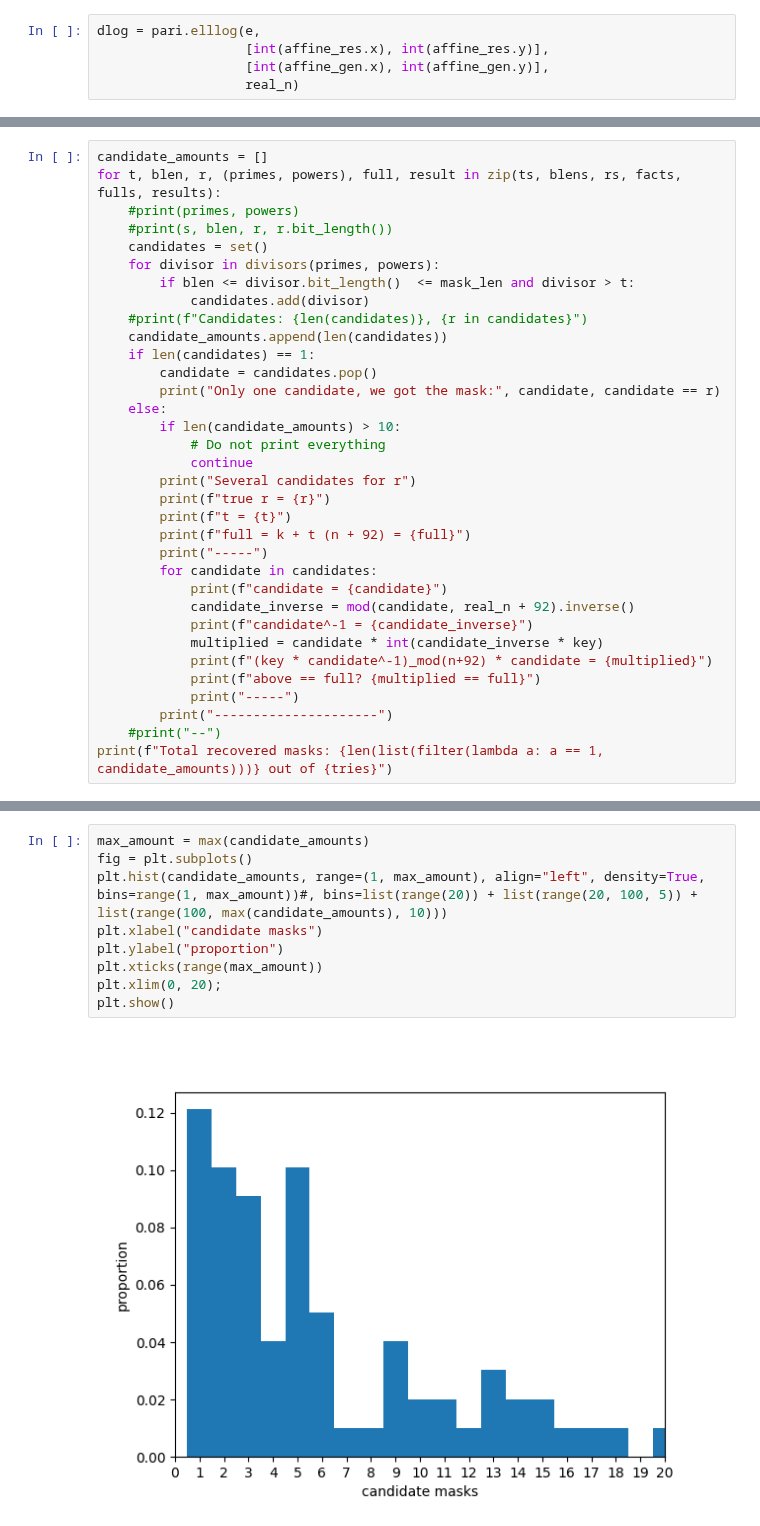
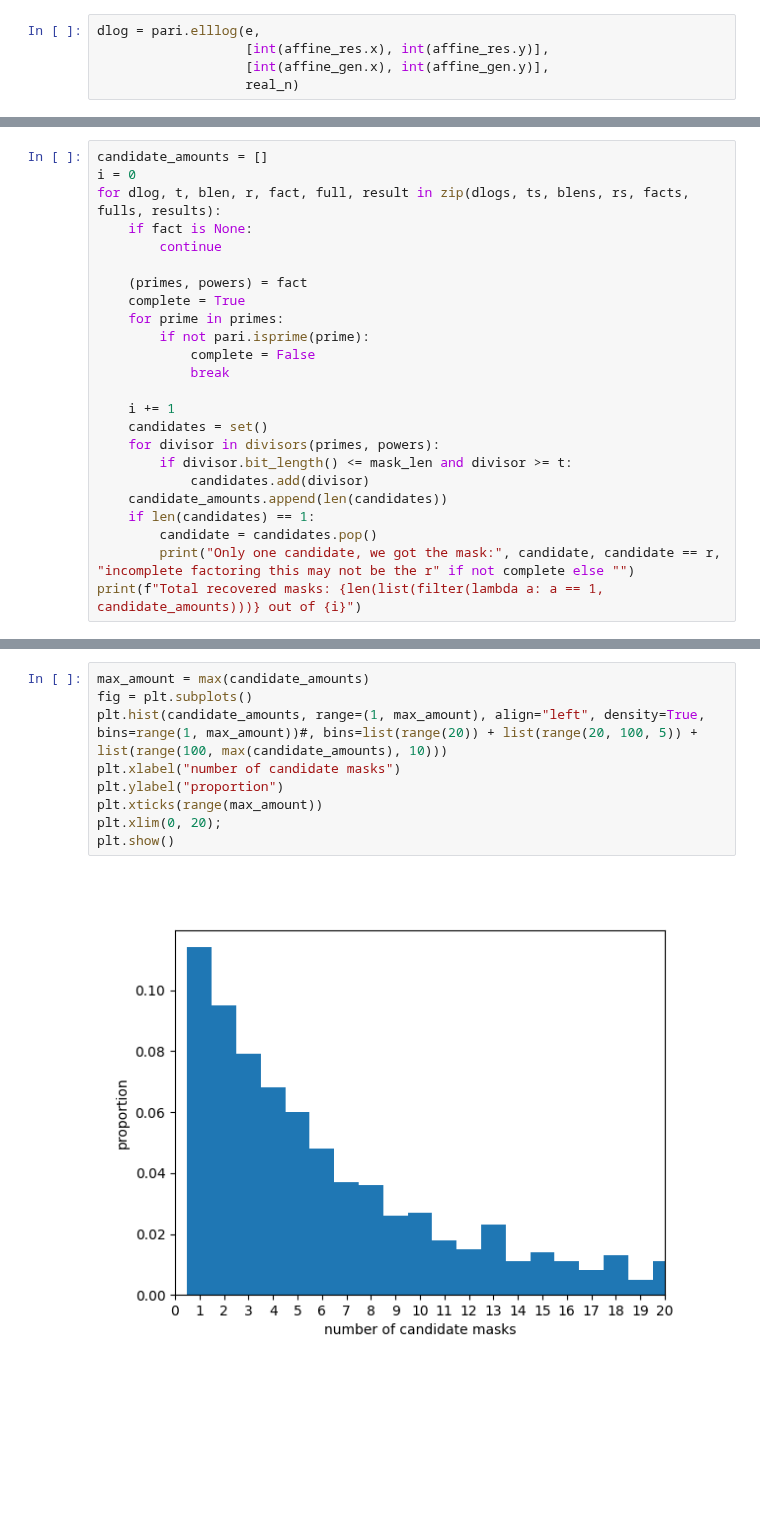
Before and after one commit to crocs-muni/ECTester, a Jupyter notebook: epare/countermeasures.ipynb, the cells around one changed output, grey strips where cells are left out. Cells and saved outputs as stored; diff of their text form; blank space fills up the shorter version.

Commit message:
Update countermeasures with more in multiplicative mask recovery.

```diff
--- a/epare/countermeasures.ipynb
+++ b/epare/countermeasures.ipynb
@@ -426,36 +331,26 @@ with TaskExecutor(max_workers=num_workers) as pool:
         facts[ts.index(t)] = result
 # %%
 candidate_amounts = []
-for t, blen, r, (primes, powers), full, result in zip(ts, blens, rs, facts, fulls, results):
-    #print(primes, powers)
-    #print(s, blen, r, r.bit_length())
+i = 0
+for dlog, t, blen, r, fact, full, result in zip(dlogs, ts, blens, rs, facts, fulls, results):
+    if fact is None:
+        continue
+
+    (primes, powers) = fact
+    complete = True
+    for prime in primes:
+        if not pari.isprime(prime):
+            complete = False
+            break
+
+    i += 1
     candidates = set()
     for divisor in divisors(primes, powers):
-        if blen <= divisor.bit_length()  <= mask_len and divisor > t:
+        if divisor.bit_length() <= mask_len and divisor >= t:
             candidates.add(divisor)
-    #print(f"Candidates: {len(candidates)}, {r in candidates}")
     candidate_amounts.append(len(candidates))
     if len(candidates) == 1:
         candidate = candidates.pop()
-        print("Only one candidate, we got the mask:", candidate, candidate == r)
-    else:
-        if len(candidate_amounts) > 10:
-            # Do not print everything
-            continue
-        print("Several candidates for r")
-        print(f"true r = {r}")
-        print(f"t = {t}")
-        print(f"full = k + t (n + 92) = {full}")
-        print("-----")
-        for candidate in candidates:
-            print(f"candidate = {candidate}")
-            candidate_inverse = mod(candidate, real_n + 92).inverse()
-            print(f"candidate^-1 = {candidate_inverse}")
-            multiplied = candidate * int(candidate_inverse * key)
-            print(f"(key * candidate^-1)_mod(n+92) * candidate = {multiplied}")
-            print(f"above == full? {multiplied == full}")
-            print("-----")
-        print("---------------------")
-    #print("--")
-print(f"Total recovered masks: {len(list(filter(lambda a: a == 1, candidate_amounts)))} out of {tries}")
+        print("Only one candidate, we got the mask:", candidate, candidate == r, "incomplete factoring this may not be the r" if not complete else "")
+print(f"Total recovered masks: {len(list(filter(lambda a: a == 1, candidate_amounts)))} out of {i}")
 # %% [output]
@@ -479,14 +374,14 @@ Total recovered masks: 12 out of 100
 # %%
 max_amount = max(candidate_amounts)
 fig = plt.subplots()
 plt.hist(candidate_amounts, range=(1, max_amount), align="left", density=True, bins=range(1, max_amount))#, bins=list(range(20)) + list(range(20, 100, 5)) + list(range(100, max(candidate_amounts), 10)))
-plt.xlabel("candidate masks")
+plt.xlabel("number of candidate masks")
 plt.ylabel("proportion")
 plt.xticks(range(max_amount))
 plt.xlim(0, 20);
 plt.show()
 # %% [output]
-[figure, old version]
+[figure, new version]
 # %%
 max_amount = max(candidate_amounts)
 fig = plt.subplots()
```
Also changed, not shown: parts of 25 cells of this notebook.
